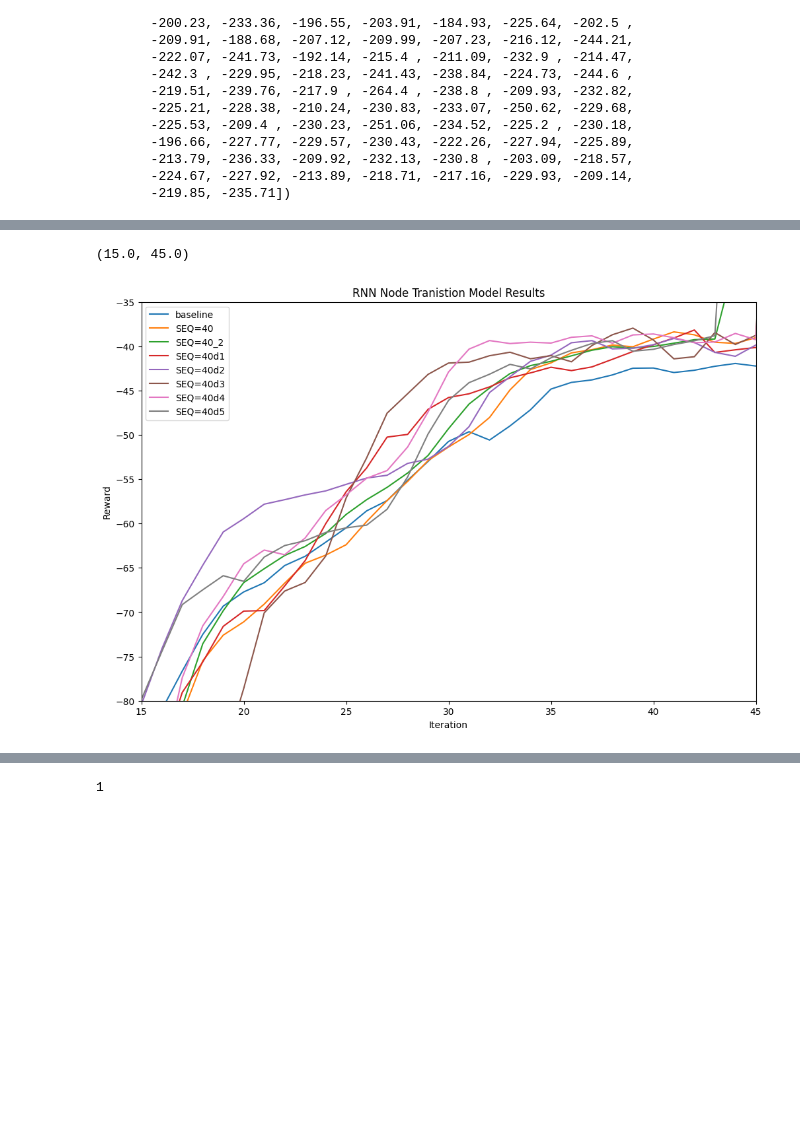
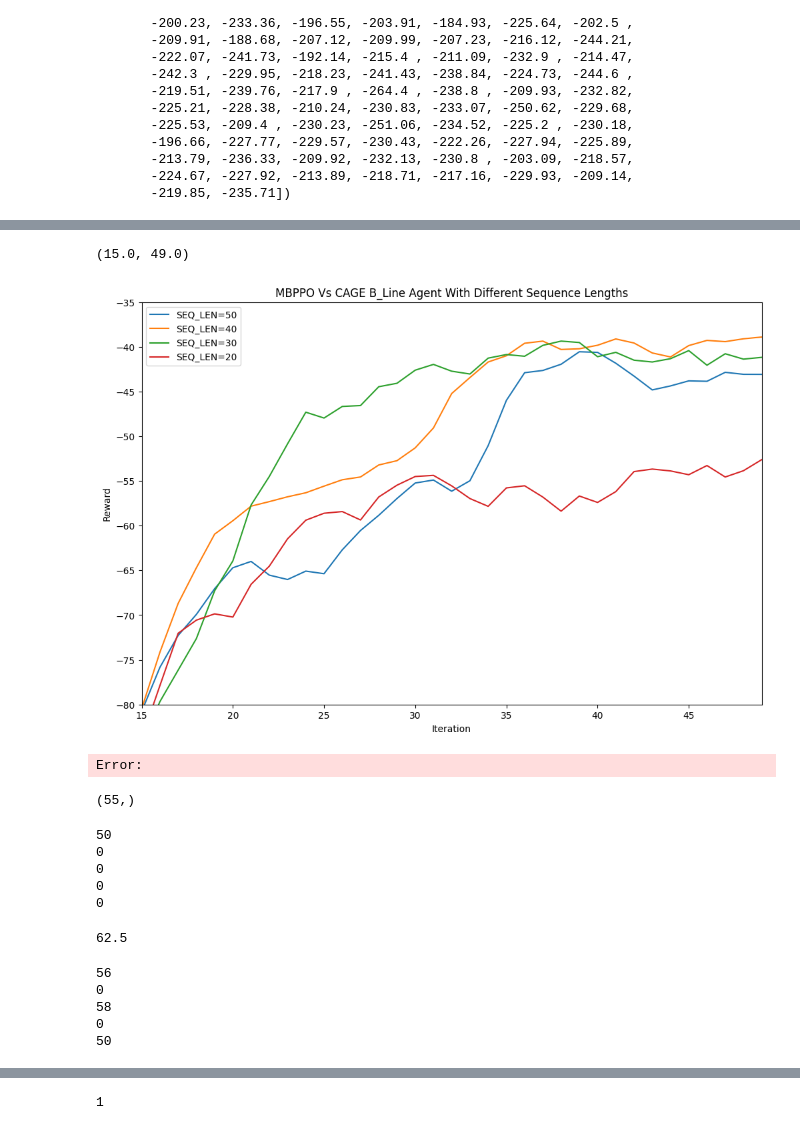
Before and after one commit to cage-challenge/cage-challenge-2, a Jupyter notebook: CybORG/CybORG/MBPPO/plots.ipynb, the cells around one changed output, grey strips where cells are left out. Drawn from its saved outputs; the diff is of its cells as text; code cells hidden in the pictures; blank space fills up the shorter version.

```diff
--- a/CybORG/CybORG/MBPPO/plots.ipynb
+++ b/CybORG/CybORG/MBPPO/plots.ipynb
@@ -78,45 +80,74 @@ np.save('40_seq_lim_mem_4000_dream3.npy', t)
 # %%
 fig = plt.figure(figsize=(12, 8), dpi=100)
-plt.plot(mean, label="baseline")
+
 #plt.plot(np.load('node_priv_unk_lstm0.npy'), label="loss fix0")
 #plt.plot(np.load('node_priv_unk_lstm1.npy'), label="loss fix1")
 #plt.plot(np.load('node_priv_unk_lstm2.npy'), label="loss fix2")
 #plt.plot(np.load('node_priv_unk_lstm3.npy'), label="loss fix3")
 
 #plt.plot(np.load('node_feedforward_seq_reward0.npy'), label="node_state_action_reward0")
 #plt.plot(np.load('node_feedforward_seq_reward1.npy'), label="node_state_action_reward0")
 
 #plt.plot(np.load('working_maybe0.npy'), label="SEQ=40")
-plt.plot(np.arange(1,51), mean_40, label="SEQ=40")
-plt.plot(np.arange(1,51), mean_40_2, label="SEQ=40_2")
-plt.plot(np.arange(1,51), np.load('40_seq_lim_mem_4000_dream0.npy'),label="SEQ=40d1")
-plt.plot(np.arange(1,51), np.load('40_seq_lim_mem_4000_dream2.npy'), label="SEQ=40d2")
-plt.plot(np.arange(1,51), np.load('40_seq_lim_mem_4000_dream1.npy'), label="SEQ=40d3")
-plt.plot(np.arange(1,51), np.load('40_seq_lim_mem_4000_dream3.npy'), label="SEQ=40d4")
-plt.plot(np.arange(1,46), np.load('40_seq_lim_mem_4000_dream4.npy'), label="SEQ=40d5")
-# plt.plot(np.load('50_seq_lim_mem1.npy'), label="SEQ=50")
-# plt.plot(np.load('50_seq_lim_mem2.npy'), label="SEQ=50")
-# plt.plot(np.load('50_seq_lim_mem3.npy'), label="SEQ=50")
-# plt.plot(np.load('50_seq_lim_mem4.npy'), label="SEQ=50")
-# plt.plot(np.load('40_seq_lim_mem1.npy'), label="SEQ=40")
-# plt.plot(np.load('40_seq_lim_mem2.npy'), label="SEQ=40")
-# plt.plot(np.load('40_seq_lim_mem3.npy'), label="SEQ=40")
-# plt.plot(np.load('40_seq_lim_mem4.npy'), label="SEQ=40")
-#plt.plot(np.load('working_maybe0.npy'), label="Result 1")
+
+plt.plot(np.load('50_seq_lim_mem1.npy'), label="SEQ_LEN=50")
+plt.plot(np.arange(1,51), np.load('40_seq_lim_mem_4000_dream2.npy'), label="SEQ_LEN=40")
+plt.plot(np.load('30_seq_lim_mem2.npy'), label="SEQ_LEN=30")
+plt.plot(np.load('20_seq_lim_mem1.npy'), label="SEQ_LEN=20")
+
+
 #plt.plot(np.load('node_id_branch3.npy'), label="Result 3")
 #plt.plot(np.load('node_id_branch4.npy'), label="Result 4")
 #plt.plot(np.load('node_validation1.npy'), label="Result 5")
 
 #plt.plot(np.load('node_state_action_reward3.npy'), label="node_state_action_reward3")
 #plt.plot(np.load('node_priv_unk_lstm5.npy'), label="loss fix5")
 #plt.plot(np.load('node_priv_unk_lstm6.npy'), label="loss fix6")
 
 plt.legend()
-plt.title('RNN Node Tranistion Model Results')
+plt.title('MBPPO Vs CAGE B_Line Agent With Different Sequence Lengths')
 plt.xlabel('Iteration')
 plt.ylabel('Reward')
 plt.ylim(-80, -35)
-plt.xlim(15, 45)
+plt.xlim(15, 49)
 # %% [output]
-(15.0, 45.0)
+(15.0, 49.0)
-[figure, old version]
+[figure, new version]
+Error:
+# %%
+t =  np.mean(np.load('dqn_bline_baseline_0.npy').reshape(-1, 4), axis=1)
+t.shape
+# %% [output]
+(55,)
+# %%
+mean_dqn = np.zeros((5,56))
+for i in range(5):
+    mean_dqn[i,:][1:] = np.mean(np.load('dqn_bline_baseline_'+str(i)+'.npy').reshape(-1, 4), axis=1)
+    print(np.argmax(mean_dqn[i,1:]>-39))
+max_dqn = mean_dqn.max(axis=0)
+min_dqn  = mean_dqn.min(axis=0)
+mean_dqn = mean_dqn.mean(axis=0)
+# %% [output]
+50
+0
+0
+0
+0
+# %%
+250/4
+# %% [output]
+62.5
+# %%
+mean_dqn2 = np.zeros((5,63))
+for i in range(5):
+    mean_dqn2[i,:][1:] = np.mean(np.load('2dqn_bline_baseline_'+str(i)+'.npy')[0:248].reshape(-1, 4), axis=1)
+    print(np.argmax(mean_dqn2[i,1:]>-39))
+max_dqn2 = mean_dqn2.max(axis=0)
+min_dqn2  = mean_dqn2.min(axis=0)
+mean_dqn2 = mean_dqn2.mean(axis=0)
+# %% [output]
+56
+0
+58
+0
+50
```
Also changed, not shown: parts of 31 cells of this notebook, 8 other files.
